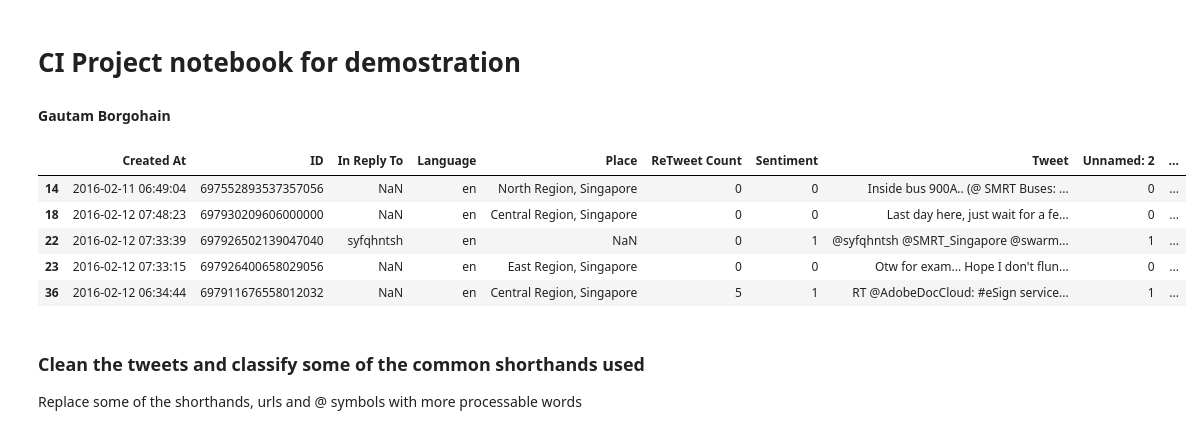
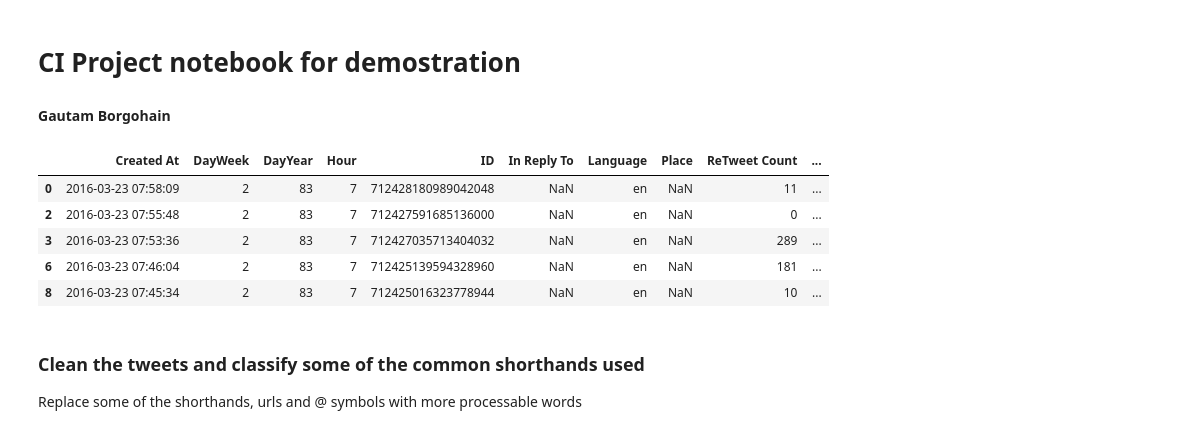
Before and after one commit to gautamborgohain/DataScience, a Jupyter notebook: Twitter_target_dependent_SA/InProgress_Sentiment_Analysis.ipynb, the cells around one changed output. Saved outputs shown, nothing was run; the diff lists cells and outputs as text; code cells hidden in the pictures.

```diff
--- a/Twitter_target_dependent_SA/InProgress_Sentiment_Analysis.ipynb
+++ b/Twitter_target_dependent_SA/InProgress_Sentiment_Analysis.ipynb
@@ -11,15 +11,15 @@ pd.options.display.max_rows = 10
 pd.options.display.notebook_repr_html = True
 pd.options.display.max_columns = None
 # %%
-data_unlab = pd.read_excel('/Users/gautamborgohain/Desktop/DATA/Tweets_labeled.xls')
+data_unlab = pd.read_excel('/Users/gautamborgohain/Desktop/Tweets_labeled_325.xlsx')
 data_unlab.head()
 # %% [output]
-|  | Created At | ID | In Reply To | Language | Place | ReTweet Count | Sentiment | Tweet | Unnamed: 2 | ... |
-| 14 | 2016-02-11 06:49:04 | 697552893537357056 | NaN | en | North Region, Singapore | 0 | 0 | Inside bus 900A.. (@ SMRT Buses: ... | 0 | ... |
-| 18 | 2016-02-12 07:48:23 | 697930209606000000 | NaN | en | Central Region, Singapore | 0 | 0 | Last day here, just wait for a fe... | 0 | ... |
-| 22 | 2016-02-12 07:33:39 | 697926502139047040 | syfqhntsh | en | NaN | 0 | 1 | @syfqhntsh @SMRT_Singapore @swarm... | 1 | ... |
-| 23 | 2016-02-12 07:33:15 | 697926400658029056 | NaN | en | East Region, Singapore | 0 | 0 | Otw for exam... Hope I don't flun... | 0 | ... |
-| 36 | 2016-02-12 06:34:44 | 697911676558012032 | NaN | en | Central Region, Singapore | 5 | 1 | RT @AdobeDocCloud: #eSign service... | 1 | ... |
+|  | Created At | DayWeek | DayYear | Hour | ID | In Reply To | Language | Place | ReTweet Count | ... |
+| 0 | 2016-03-23 07:58:09 | 2 | 83 | 7 | 712428180989042048 | NaN | en | NaN | 11 | ... |
+| 2 | 2016-03-23 07:55:48 | 2 | 83 | 7 | 712427591685136000 | NaN | en | NaN | 0 | ... |
+| 3 | 2016-03-23 07:53:36 | 2 | 83 | 7 | 712427035713404032 | NaN | en | NaN | 289 | ... |
+| 6 | 2016-03-23 07:46:04 | 2 | 83 | 7 | 712425139594328960 | NaN | en | NaN | 181 | ... |
+| 8 | 2016-03-23 07:45:34 | 2 | 83 | 7 | 712425016323778944 | NaN | en | NaN | 10 | ... |
 # %% [markdown]
 ### Clean the tweets and classify some of the common shorthands used
 
```
Also changed, not shown: parts of 11 cells of this notebook, 3 other files.
